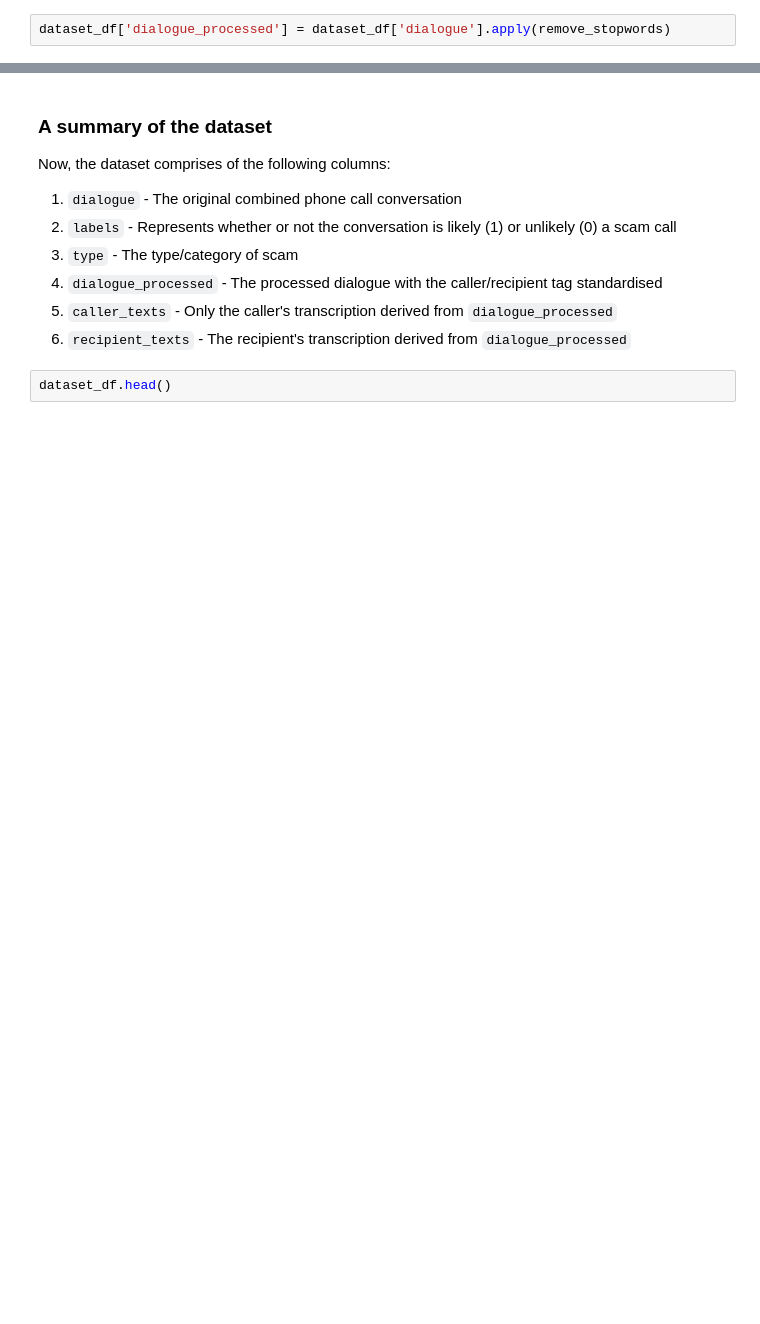
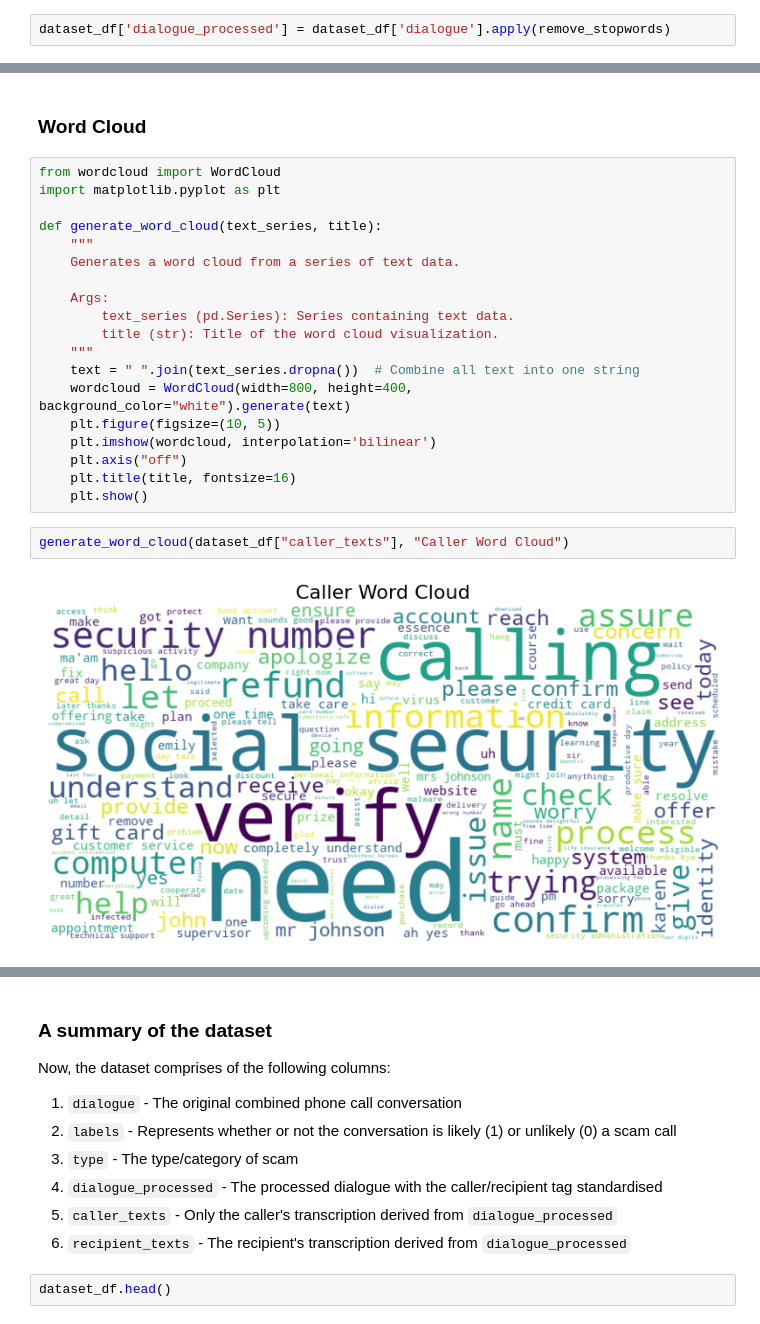
Before and after one commit to junxianyong/INF2008_P1-08, a Jupyter notebook: scam_detection/scam_detection.ipynb, the cells around one changed output, grey strips where cells are left out. Cells and saved outputs as stored; diff of their text form; blank space fills up the shorter version.

```diff
--- a/scam_detection/scam_detection.ipynb
+++ b/scam_detection/scam_detection.ipynb
@@ -29,0 +168,25 @@ dataset_df['dialogue_processed'] = dataset_df['dialogue'].apply(remove_stopwords
+# %% [markdown]
+### Word Cloud
+# %%
+from wordcloud import WordCloud
+import matplotlib.pyplot as plt
+
+def generate_word_cloud(text_series, title):
+    """
+    Generates a word cloud from a series of text data.
+
+    Args:
+        text_series (pd.Series): Series containing text data.
+        title (str): Title of the word cloud visualization.
+    """
+    text = " ".join(text_series.dropna())  # Combine all text into one string
+    wordcloud = WordCloud(width=800, height=400, background_color="white").generate(text)
+    plt.figure(figsize=(10, 5))
+    plt.imshow(wordcloud, interpolation='bilinear')
+    plt.axis("off")
+    plt.title(title, fontsize=16)
+    plt.show()
+# %%
+generate_word_cloud(dataset_df["caller_texts"], "Caller Word Cloud")
+# %% [output]
+[figure, added]
```
Also changed, not shown: parts of 39 cells of this notebook, 1 other file.
